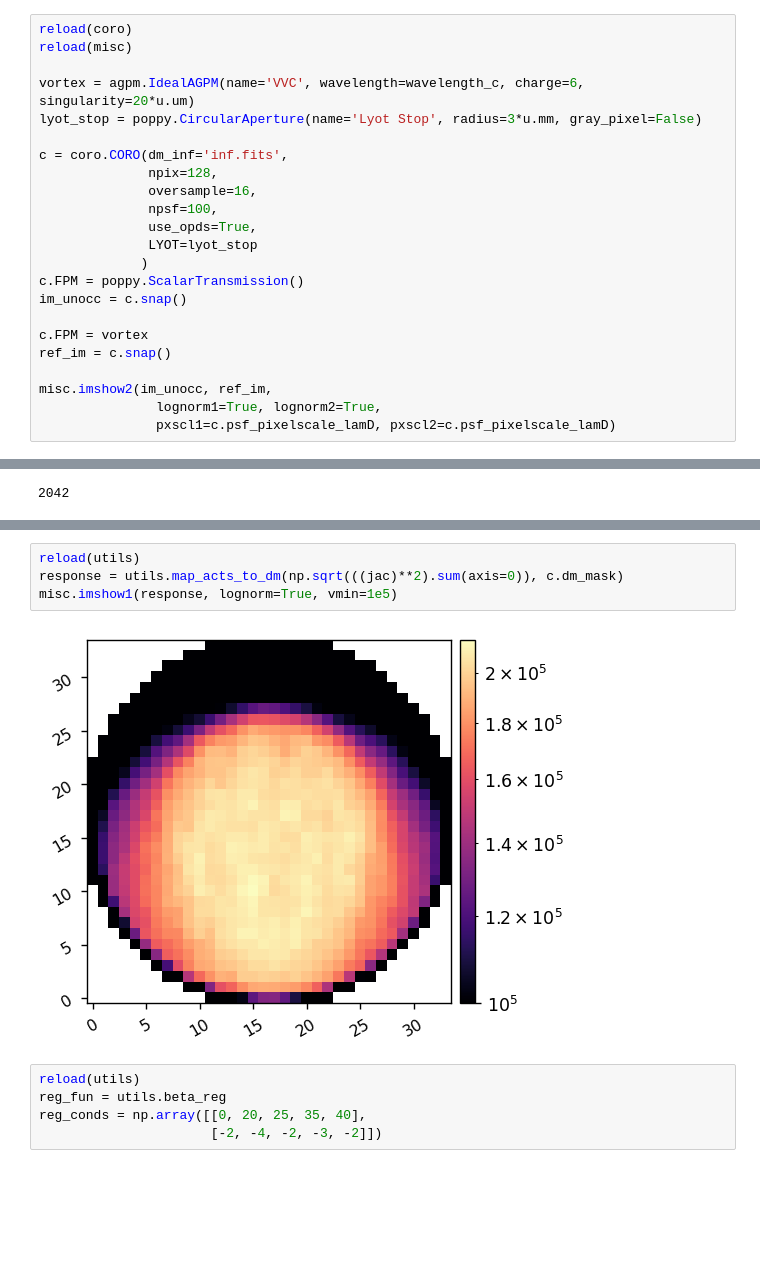
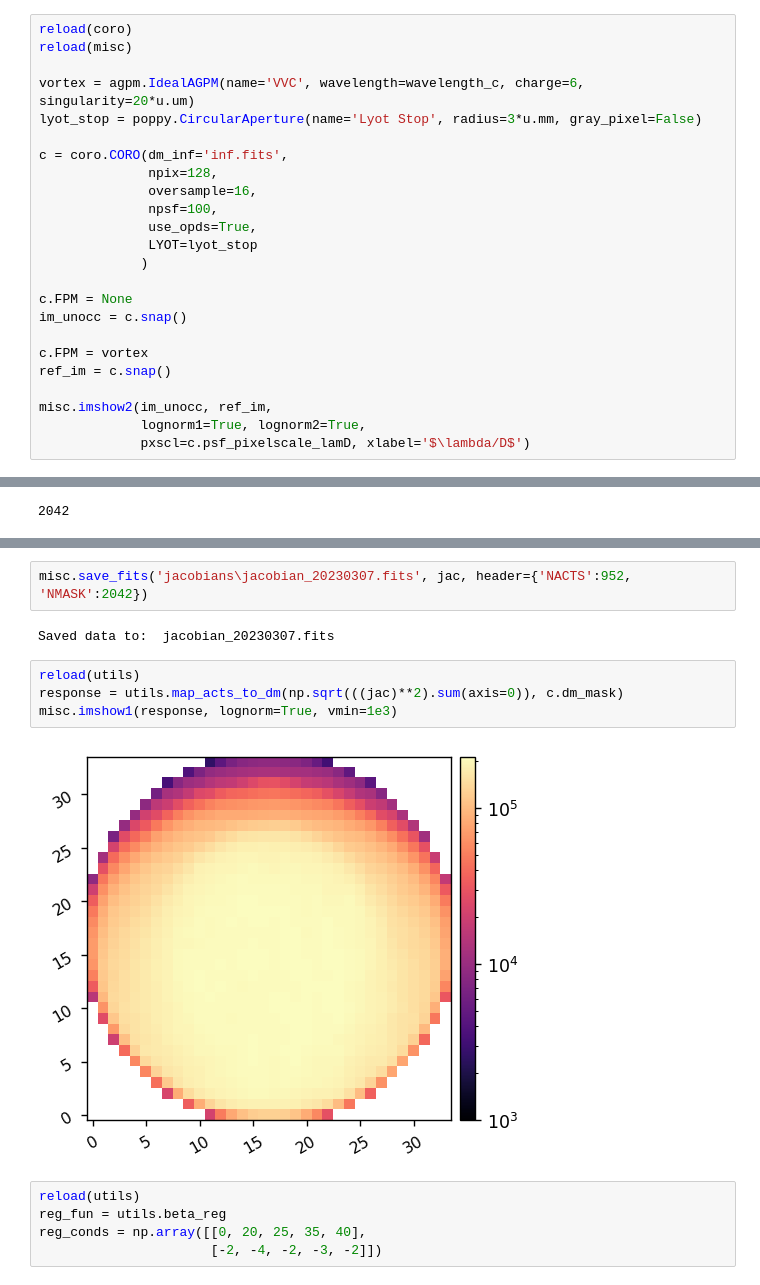
Before and after one commit to kian1377/apra-howfsc-models, a Jupyter notebook: coro_efc.ipynb, the cells around one changed output, grey strips where cells are left out. Drawn from its saved outputs; the diff is of its cells as text; blank space fills up the shorter version.

```diff
--- a/coro_efc.ipynb
+++ b/coro_efc.ipynb
@@ -41,13 +41,14 @@ c = coro.CORO(dm_inf='inf.fits',
               use_opds=True,
               LYOT=lyot_stop
              )
-c.FPM = poppy.ScalarTransmission()
+
+c.FPM = None
 im_unocc = c.snap()
 
 c.FPM = vortex
 ref_im = c.snap()
 
 misc.imshow2(im_unocc, ref_im,
-               lognorm1=True, lognorm2=True,
-               pxscl1=c.psf_pixelscale_lamD, pxscl2=c.psf_pixelscale_lamD)
+             lognorm1=True, lognorm2=True,
+             pxscl=c.psf_pixelscale_lamD, xlabel='$\lambda/D$')
 # %% [output]
@@ -108,9 +109,13 @@ Jacobian built in 1086.996 sec
+# %%
+misc.save_fits('jacobians\jacobian_20230307.fits', jac, header={'NACTS':952, 'NMASK':2042})
+# %% [output]
+Saved data to:  jacobian_20230307.fits
 # %%
 reload(utils)
 response = utils.map_acts_to_dm(np.sqrt(((jac)**2).sum(axis=0)), c.dm_mask)
-misc.imshow1(response, lognorm=True, vmin=1e5)
+misc.imshow1(response, lognorm=True, vmin=1e3)
 # %% [output]
-[figure, old version]
+[figure, new version]
 # %%
 reload(utils)
 reg_fun = utils.beta_reg
```
Also changed, not shown: parts of 3 cells of this notebook, 6 other files.
